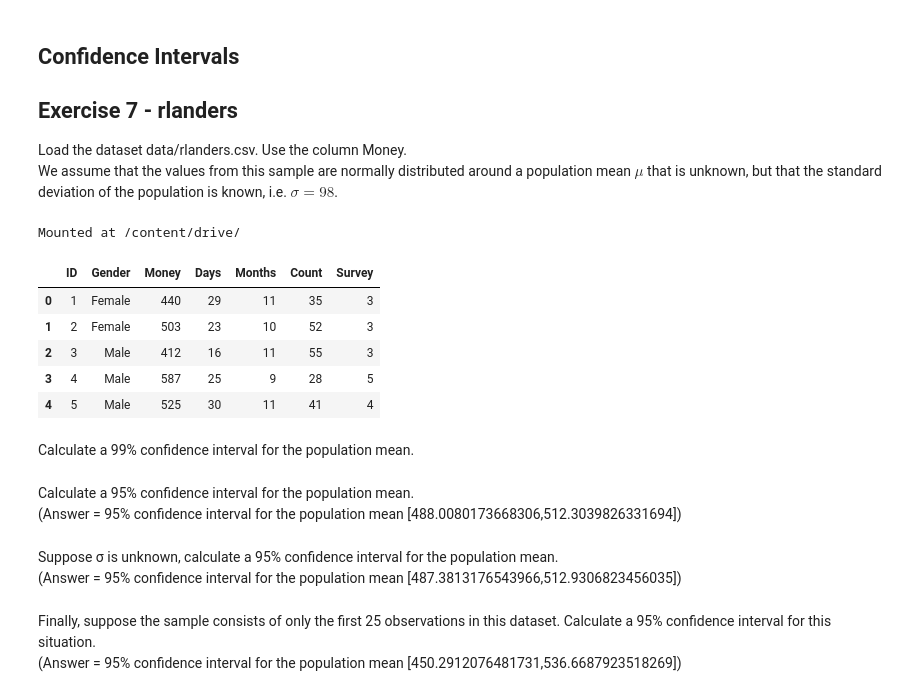
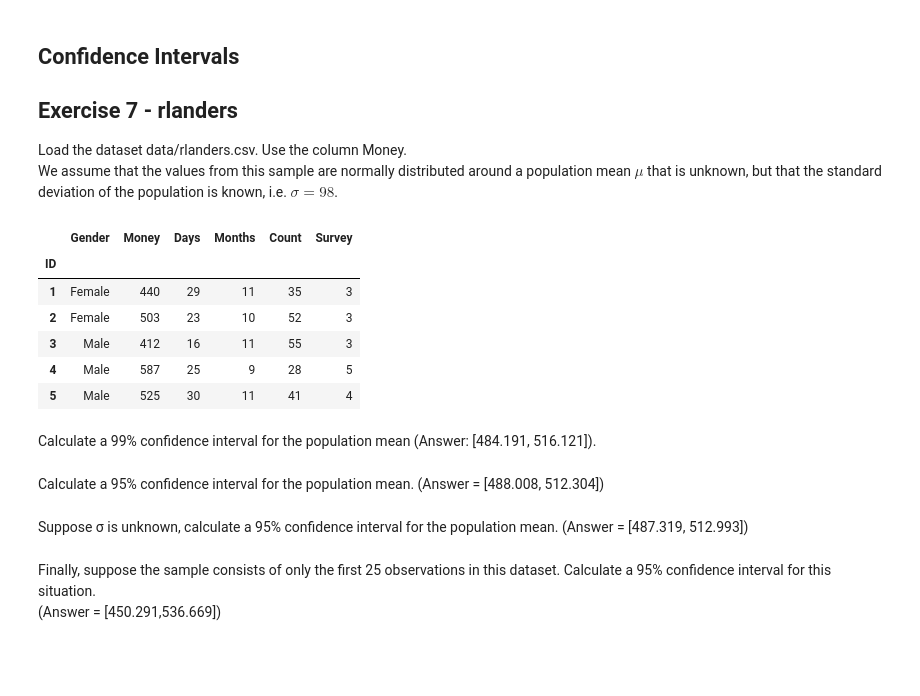
Before and after one commit to HoGentTIN/dsai-labs, a Jupyter notebook: 3-central-limit-testing/lab_3_01.ipynb, the cells around one changed output. Saved outputs shown, nothing was run; the diff lists cells and outputs as text; code cells hidden in the pictures; blank space fills up the shorter version.

```diff
--- a/3-central-limit-testing/lab_3_01.ipynb
+++ b/3-central-limit-testing/lab_3_01.ipynb
@@ -72,30 +72,24 @@ A random sample of 64 is drawn from a population with unknown distribution. Howe
 ## Exercise 7 - rlanders
 Load the dataset data/rlanders.csv. Use the column Money.
 We assume that the values from this sample are normally distributed around a population mean $\mu$ that is unknown, but that the standard deviation of the population is known, i.e. $\sigma = 98$.
-# %%
-from google.colab import drive
-drive.mount('/content/drive/')
-# %% [output]
-Mounted at /content/drive/
 # %%
-df = pd.read_csv('/content/drive/MyDrive/DS/data/rlanders.csv')
+df = pd.read_csv('https://raw.githubusercontent.com/HoGentTIN/dsai-en-labs/main/data/rlanders.csv').set_index(['ID'])
 # Show the first few records of the Data Frame
 df.head()
 # %% [output]
-|  | ID | Gender | Money | Days | Months | Count | Survey |
-| 0 | 1 | Female | 440 | 29 | 11 | 35 | 3 |
-| 1 | 2 | Female | 503 | 23 | 10 | 52 | 3 |
-| 2 | 3 | Male | 412 | 16 | 11 | 55 | 3 |
-| 3 | 4 | Male | 587 | 25 | 9 | 28 | 5 |
-| 4 | 5 | Male | 525 | 30 | 11 | 41 | 4 |
+|  | Gender | Money | Days | Months | Count | Survey |
+| ID |  |  |  |  |  |  |
+| 1 | Female | 440 | 29 | 11 | 35 | 3 |
+| 2 | Female | 503 | 23 | 10 | 52 | 3 |
+| 3 | Male | 412 | 16 | 11 | 55 | 3 |
+| 4 | Male | 587 | 25 | 9 | 28 | 5 |
+| 5 | Male | 525 | 30 | 11 | 41 | 4 |
 # %% [markdown]
-Calculate a 99% confidence interval for the population mean.
+Calculate a 99% confidence interval for the population mean (Answer: [484.191, 516.121]).
 # %% [markdown]
-Calculate a 95% confidence interval for the population mean.
-(Answer = 95% confidence interval for the population mean [488.0080173668306,512.3039826331694])
+Calculate a 95% confidence interval for the population mean. (Answer =  [488.008, 512.304])
 # %% [markdown]
-Suppose σ is unknown, calculate a 95% confidence interval for the population mean.
-(Answer = 95% confidence interval for the population mean [487.3813176543966,512.9306823456035])
+Suppose σ is unknown, calculate a 95% confidence interval for the population mean. (Answer = [487.319, 512.993])
 # %% [markdown]
 Finally, suppose the sample consists of only the first 25 observations in this dataset. Calculate a 95% confidence interval for this situation.
-(Answer = 95% confidence interval for the population mean [450.2912076481731,536.6687923518269])
+(Answer = [450.291,536.669])
```
Also changed, not shown: parts of 1 cell of this notebook.
